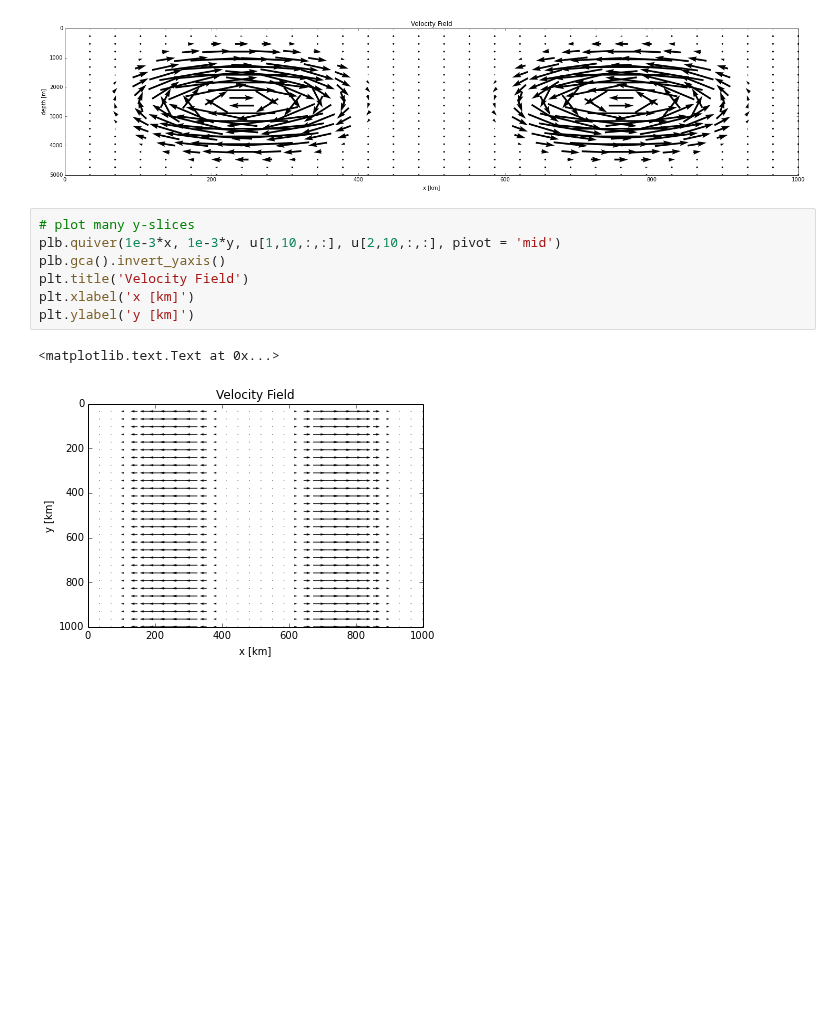
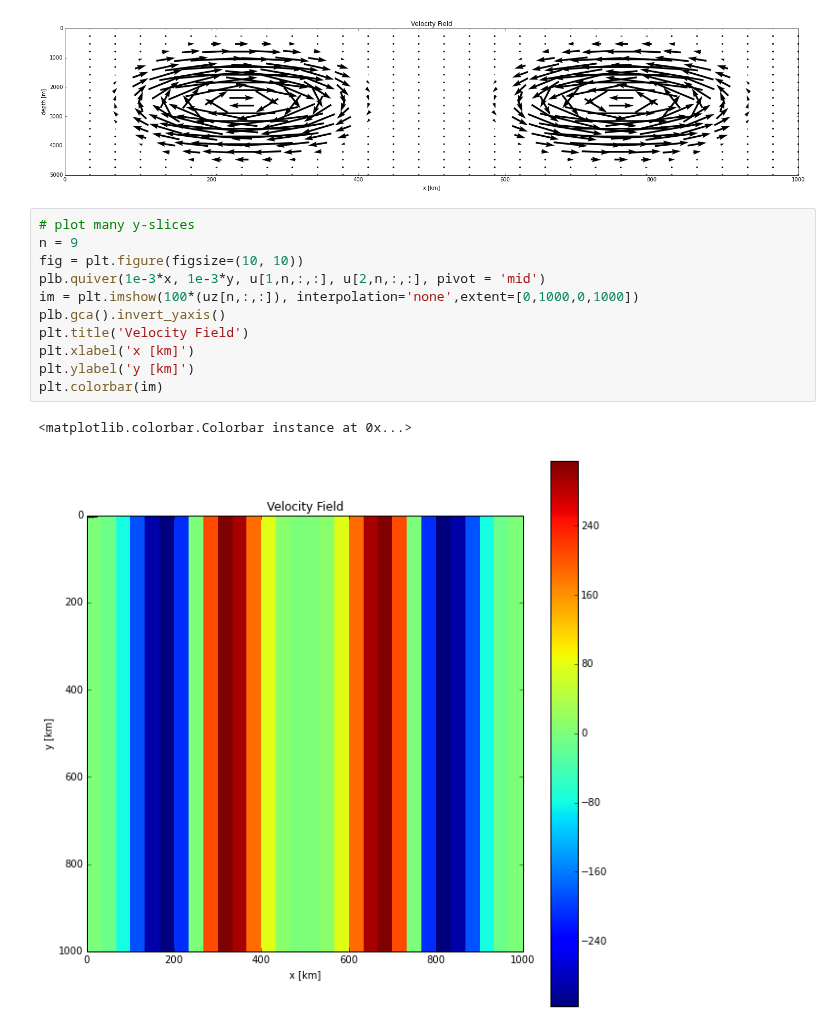
Before and after one commit to UBC-MOAD/pa-th-simple, a Jupyter notebook: prelim-model/Evaluation of 3D centred velocity - Step 1.ipynb, the cells around one changed output. Drawn from its saved outputs; the diff is of its cells as text; blank space fills up the shorter version.

```diff
--- a/prelim-model/Evaluation of 3D centred velocity - Step 1.ipynb
+++ b/prelim-model/Evaluation of 3D centred velocity - Step 1.ipynb
@@ -312,11 +315,15 @@ plt.ylabel('depth [m]')
 [figure]
 # %%
 # plot many y-slices
-plb.quiver(1e-3*x, 1e-3*y, u[1,10,:,:], u[2,10,:,:], pivot = 'mid')
+n = 9
+fig = plt.figure(figsize=(10, 10))
+plb.quiver(1e-3*x, 1e-3*y, u[1,n,:,:], u[2,n,:,:], pivot = 'mid')
+im = plt.imshow(100*(uz[n,:,:]), interpolation='none',extent=[0,1000,0,1000])
 plb.gca().invert_yaxis()
 plt.title('Velocity Field')
 plt.xlabel('x [km]')
 plt.ylabel('y [km]')
+plt.colorbar(im)
 # %% [output]
-<matplotlib.text.Text at 0x...>
+<matplotlib.colorbar.Colorbar instance at 0x...>
-[figure, old version]
+[figure, new version]
```
Also changed, not shown: parts of 1 cell of this notebook, 3 other files.
